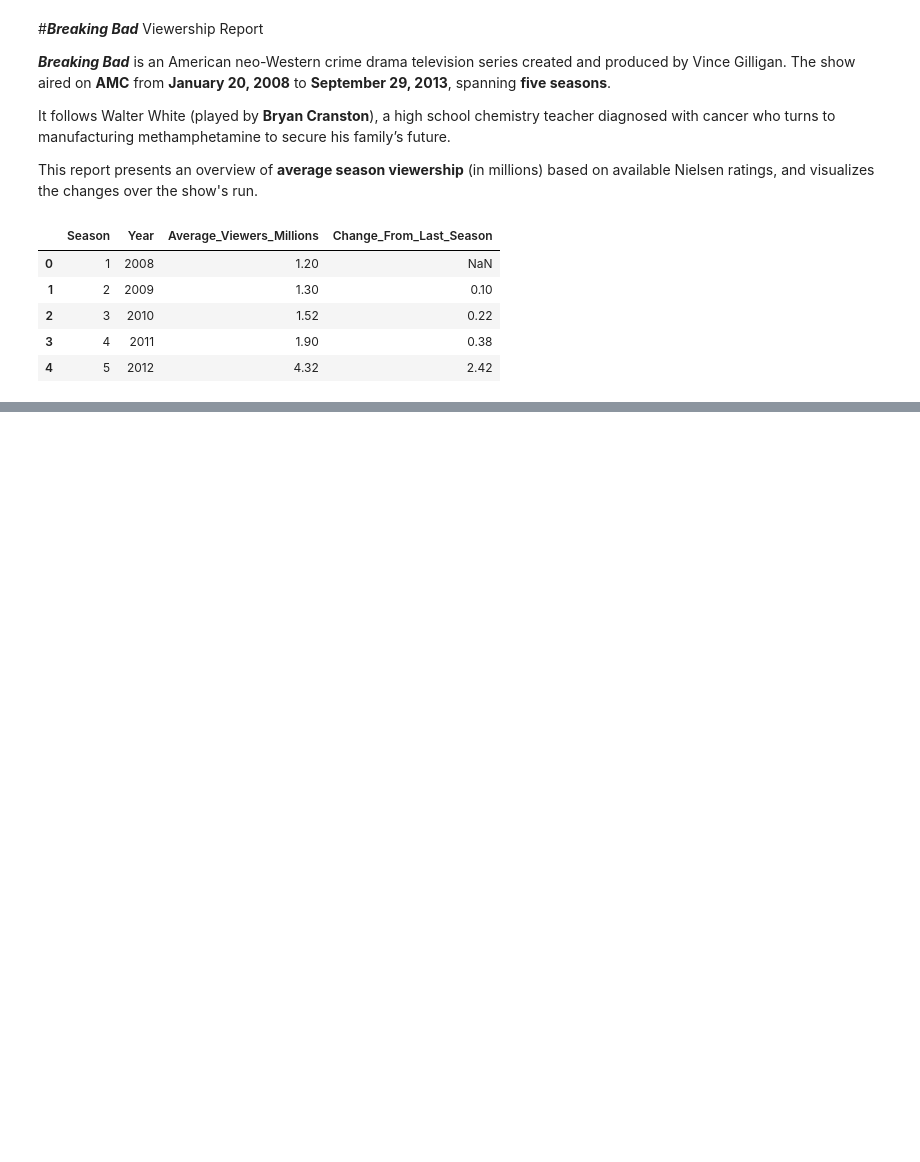
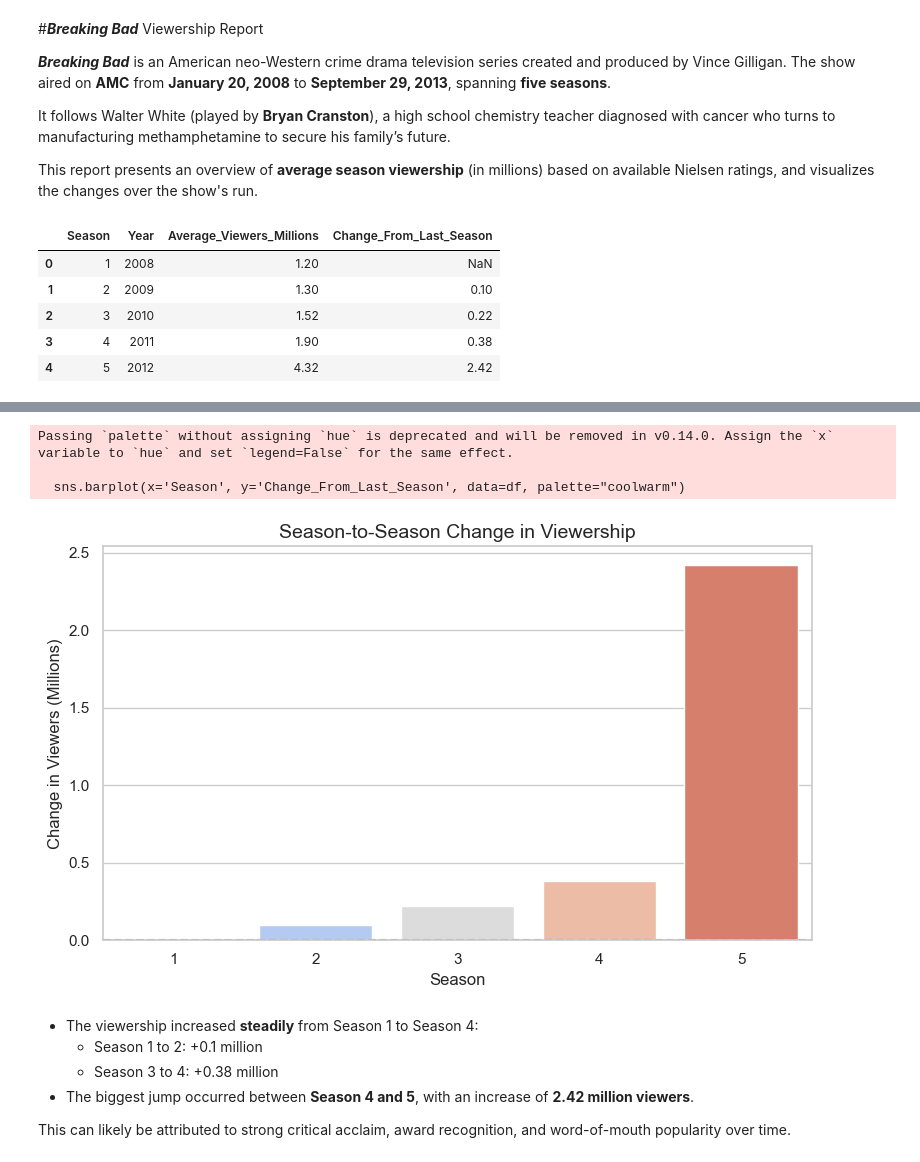
Before and after one commit to YunWu-ly/assignment-8, a Jupyter notebook: breaking_bad_report.ipynb, the cells around one changed output, grey strips where cells are left out. Cells and saved outputs as stored; diff of their text form; code cells hidden in the pictures; blank space fills up the shorter version.

```diff
--- a/breaking_bad_report.ipynb
+++ b/breaking_bad_report.ipynb
@@ -61,30 +61,54 @@ plt.show()
 ## 🔁 5. Plot of Viewership Change Between Seasons
 
 plt.figure(figsize=(8, 5))
 sns.barplot(x='Season', y='Change_From_Last_Season', data=df, palette="coolwarm")
 
 plt.axhline(0, color='gray', linestyle='--')
 plt.title("Season-to-Season Change in Viewership", fontsize=14)
 plt.xlabel("Season")
 plt.ylabel("Change in Viewers (Millions)")
 plt.tight_layout()
 plt.show()
+
+## 📋 6. Interpretation of Results
+
+summary = f"""
+- The viewership increased **steadily** from Season 1 to Season 4:
+    - Season 1 to 2: +{df.loc[1, 'Change_From_Last_Season']} million
+    - Season 3 to 4: +{df.loc[3, 'Change_From_Last_Season']} million
+- The biggest jump occurred between **Season 4 and 5**, with an increase of **{df.loc[4, 'Change_From_Last_Season']} million viewers**.
+
+This can likely be attributed to strong critical acclaim, award recognition, and word-of-mouth popularity over time.
+"""
+
+display(Markdown(summary))
 # %% [output]
 
 #**_Breaking Bad_** Viewership Report
 
 **_Breaking Bad_** is an American neo-Western crime drama television series created and produced by Vince Gilligan.
 The show aired on **AMC** from **January 20, 2008** to **September 29, 2013**, spanning **five seasons**.
 
 It follows Walter White (played by **Bryan Cranston**), a high school chemistry teacher diagnosed with cancer who
 turns to manufacturing methamphetamine to secure his family’s future.
 
 This report presents an overview of **average season viewership** (in millions) based on available Nielsen ratings,
 and visualizes the changes over the show's run.
 |  | Season | Year | Average_Viewers_Millions | Change_From_Last_Season |
 | 0 | 1 | 2008 | 1.20 | NaN |
 | 1 | 2 | 2009 | 1.30 | 0.10 |
 | 2 | 3 | 2010 | 1.52 | 0.22 |
 | 3 | 4 | 2011 | 1.90 | 0.38 |
 | 4 | 5 | 2012 | 4.32 | 2.42 |
 [figure]
+Passing `palette` without assigning `hue` is deprecated and will be removed in v0.14.0. Assign the `x` variable to `hue` and set `legend=False` for the same effect.
+
+  sns.barplot(x='Season', y='Change_From_Last_Season', data=df, palette="coolwarm")
+[figure, added]
+
+- The viewership increased **steadily** from Season 1 to Season 4:
+    - Season 1 to 2: +0.1 million
+    - Season 3 to 4: +0.38 million
+- The biggest jump occurred between **Season 4 and 5**, with an increase of **2.42 million viewers**.
+
+This can likely be attributed to strong critical acclaim, award recognition, and word-of-mouth popularity over time.
```
